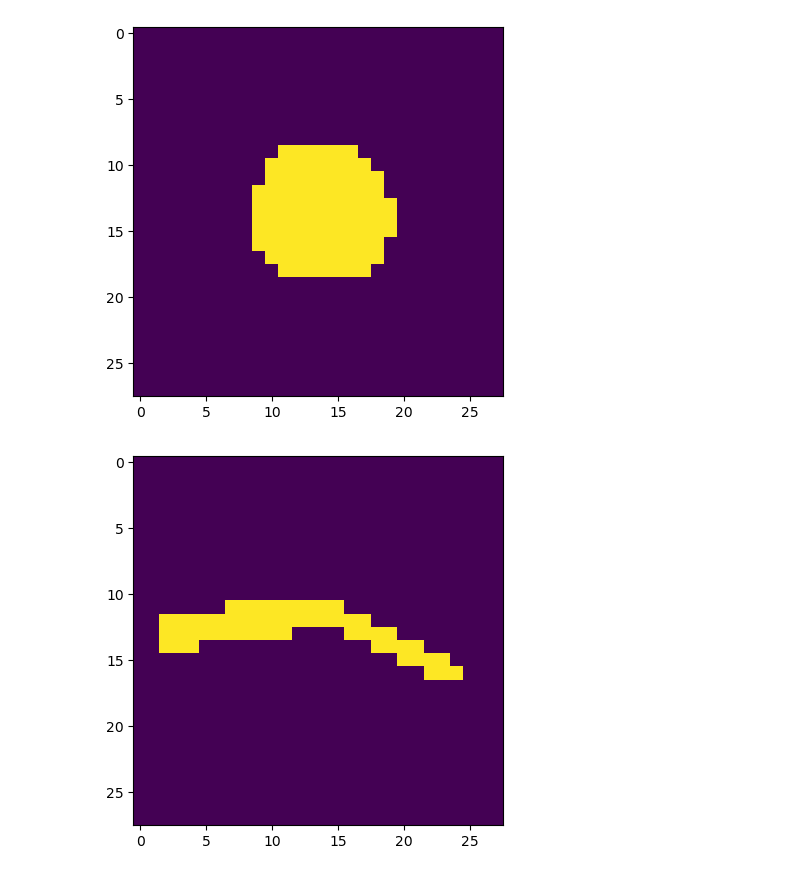
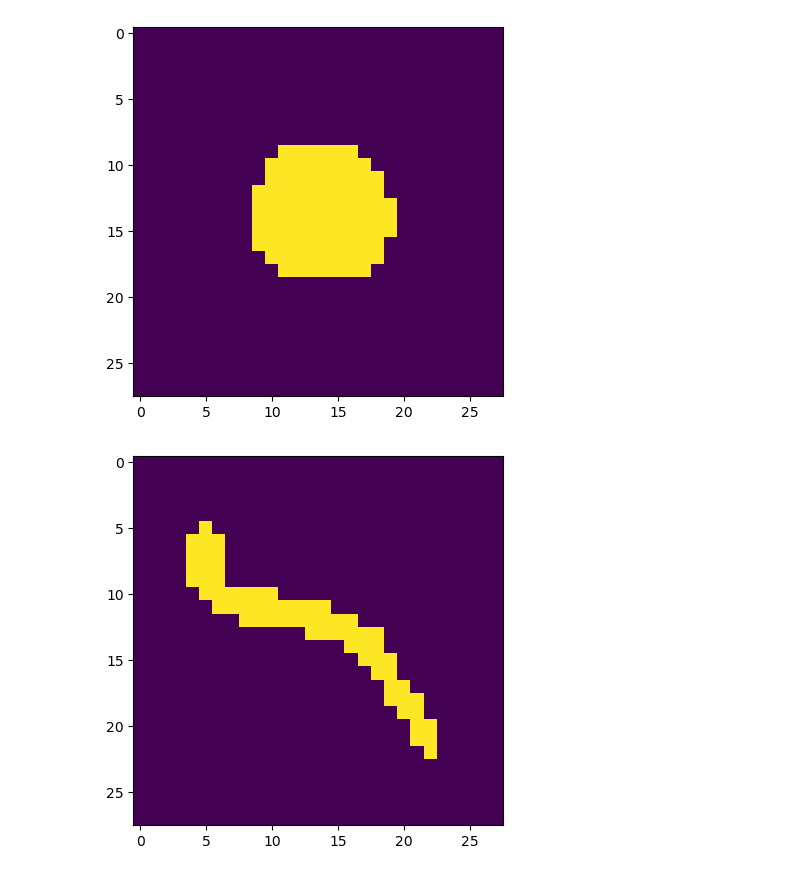
Before and after one commit to tt5/l-synthetic, a Jupyter notebook: image.ipynb, the cells around one changed output. Saved outputs shown, nothing was run; the diff lists cells and outputs as text; code cells hidden in the pictures.

```diff
--- a/image.ipynb
+++ b/image.ipynb
@@ -550,12 +550,12 @@ plt.imshow(img);plt.show()
 # %% [output]
 [figure]
 # %%
-img = np.load("./data/class_1/000004.npy")
+img = np.load(f"./data/class_1/0000{random.randint(0,9)}{random.randint(0,9)}.npy")
 img = img / 255
 img = (img > 0.5).astype(np.float32)
 plt.imshow(img);plt.show()
 # %% [output]
-[figure, old version]
+[figure, new version]
 # %%
 img = np.load(f"./data/class_2/0000{random.randint(0,9)}{random.randint(0,9)}.npy")
 img = img / 255
```
Also changed, not shown: parts of 1 cell of this notebook, 2 other files.
